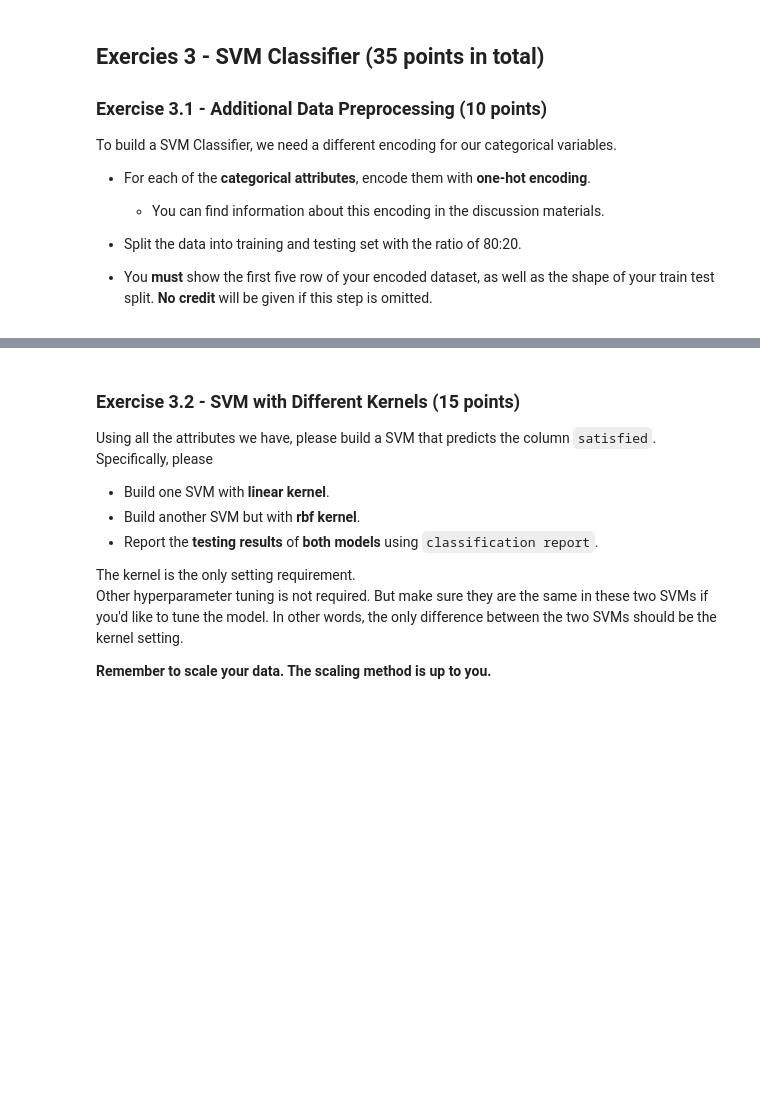
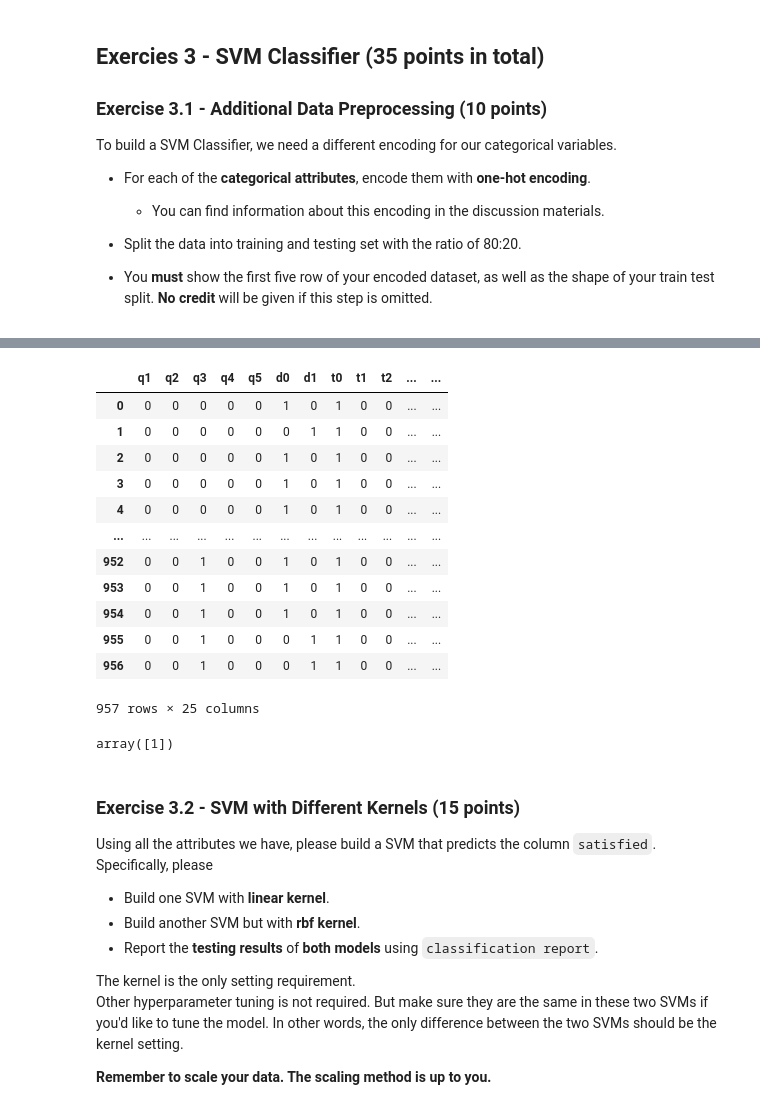
Before and after one commit to SriSupratikTalari/hw2, a Jupyter notebook: HW2_NB_&_SVMs.ipynb, the cells around one changed output, grey strips where cells are left out. Saved outputs shown, nothing was run; the diff lists cells and outputs as text; code cells hidden in the pictures; blank space fills up the shorter version.

```diff
--- a/HW2_NB_&_SVMs.ipynb
+++ b/HW2_NB_&_SVMs.ipynb
@@ -739,3 +917,23 @@ To build a SVM Classifier, we need a different encoding for our categorical vari
+# %%
+train_df.iloc[:,:-1]
+# %% [output]
+|  | q1 | q2 | q3 | q4 | q5 | d0 | d1 | t0 | t1 | t2 | ... | ... |
+| 0 | 0 | 0 | 0 | 0 | 0 | 1 | 0 | 1 | 0 | 0 | ... | ... |
+| 1 | 0 | 0 | 0 | 0 | 0 | 0 | 1 | 1 | 0 | 0 | ... | ... |
+| 2 | 0 | 0 | 0 | 0 | 0 | 1 | 0 | 1 | 0 | 0 | ... | ... |
+| 3 | 0 | 0 | 0 | 0 | 0 | 1 | 0 | 1 | 0 | 0 | ... | ... |
+| 4 | 0 | 0 | 0 | 0 | 0 | 1 | 0 | 1 | 0 | 0 | ... | ... |
+| ... | ... | ... | ... | ... | ... | ... | ... | ... | ... | ... | ... | ... |
+| 952 | 0 | 0 | 1 | 0 | 0 | 1 | 0 | 1 | 0 | 0 | ... | ... |
+| 953 | 0 | 0 | 1 | 0 | 0 | 1 | 0 | 1 | 0 | 0 | ... | ... |
+| 954 | 0 | 0 | 1 | 0 | 0 | 1 | 0 | 1 | 0 | 0 | ... | ... |
+| 955 | 0 | 0 | 1 | 0 | 0 | 0 | 1 | 1 | 0 | 0 | ... | ... |
+| 956 | 0 | 0 | 1 | 0 | 0 | 0 | 1 | 1 | 0 | 0 | ... | ... |
+957 rows × 25 columns
+# %%
+(train_df.iloc[:,-1]).unique()
+# %% [output]
+array([1])
 # %% [markdown]
 ### Exercise 3.2 - SVM with Different Kernels (15 points)
 
```
Also changed, not shown: parts of 24 cells of this notebook.
